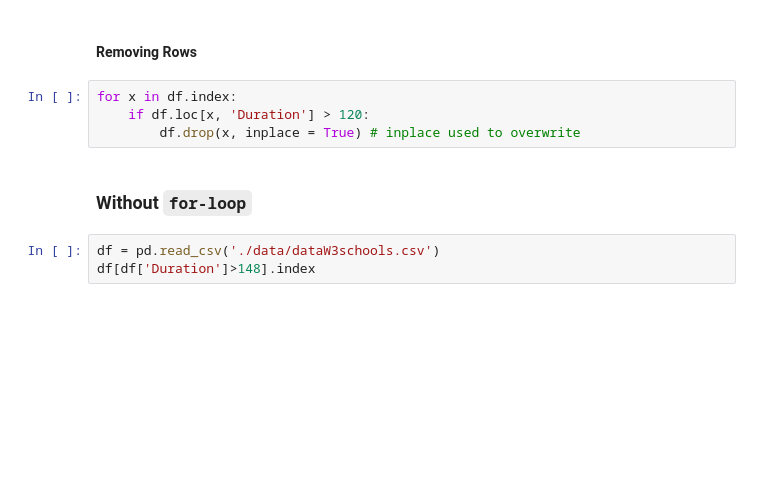
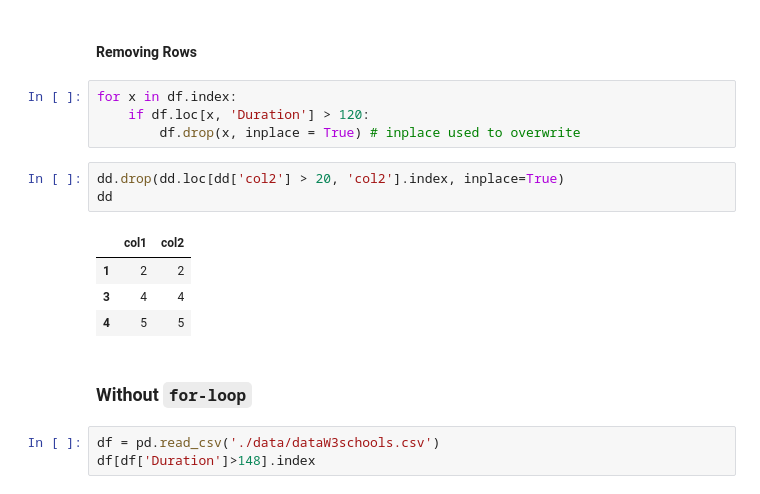
Before and after one commit to M-Ghodrat/CS-Tutorial, a Jupyter notebook: Extra/Pandas.ipynb, the cells around one changed output. Drawn from its saved outputs; the diff is of its cells as text; blank space fills up the shorter version.

```diff
--- a/Extra/Pandas.ipynb
+++ b/Extra/Pandas.ipynb
@@ -1279,6 +1304,14 @@ df
 for x in df.index:
     if df.loc[x, 'Duration'] > 120:
         df.drop(x, inplace = True) # inplace used to overwrite
+# %%
+dd.drop(dd.loc[dd['col2'] > 20, 'col2'].index, inplace=True)
+dd
+# %% [output]
+|  | col1 | col2 |
+| 1 | 2 | 2 |
+| 3 | 4 | 4 |
+| 4 | 5 | 5 |
 # %% [markdown]
 ### Without `for-loop`
 # %%
```
Also changed, not shown: parts of 3 cells of this notebook.
